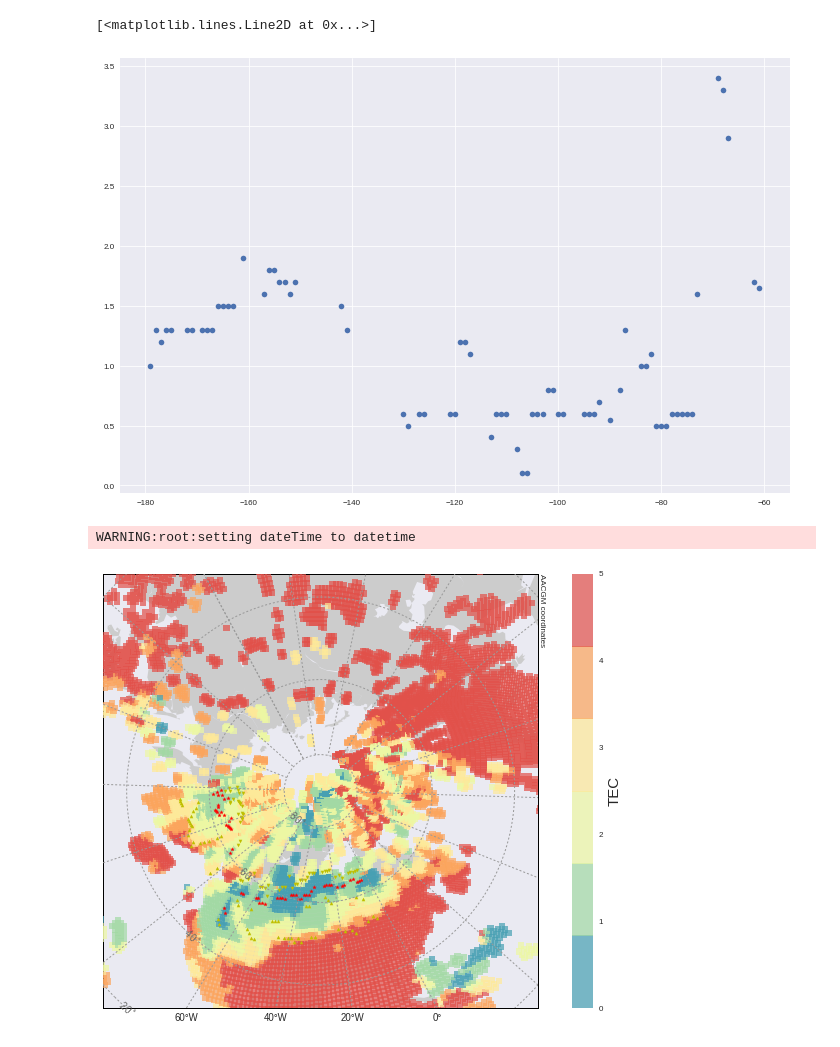
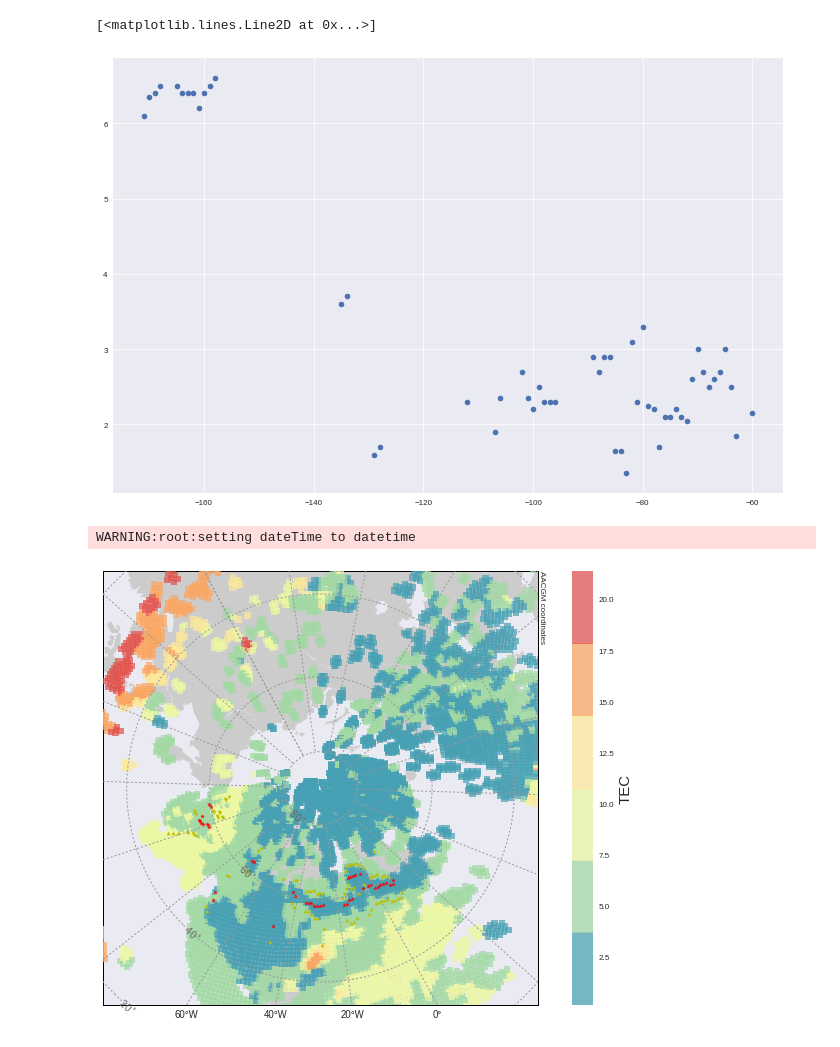
Before and after one commit to bharatreddy/tec-analysis, a Jupyter notebook: ipy/median_filter.ipynb, the cells around one changed output. Cells and saved outputs as stored; diff of their text form; code cells hidden in the pictures.

```diff
--- a/ipy/median_filter.ipynb
+++ b/ipy/median_filter.ipynb
@@ -15,7 +15,7 @@ import seaborn as sns
 %matplotlib inline
 # %%
 # Set standard parameters here
-selDT = datetime.datetime( 2011, 1, 13, 9, 0 )
+selDT = datetime.datetime( 2011, 2, 5, 3, 0 )
 mapDelTime = datetime.timedelta(seconds=5*60.)#numpy.timedelta64(seconds=50*60.)
 filterThrshldCutoff = 0.1#0.33
 startLat = 10.
@@ -697,7 +697,7 @@ ax = f.add_subplot(1,1,1)
 ax.plot( BndGlonArr, minTecValArr, "o" )
 # %% [output]
 [<matplotlib.lines.Line2D at 0x...>]
-[figure, old version]
+[figure, new version]
 # %%
 # Now we need to filter out the trough locs
 # which are present in odd locations. We do so
@@ -734,29 +734,29 @@ goodminTecValArr = minTecValArr[goodGlonLocs]
 # %%
 # set colorbar
 seaMap = ListedColormap(sns.color_palette("Spectral_r"))
 # flatui = ["#3182bd", "#9ecae1", "#7fcdbb", "#ffeda0", "#feb24c", "#f03b20"]
 # sns.set_palette(flatui)
 # seaMap = ListedColormap( sns.color_palette() )
 # Plot map
 f = plt.figure(figsize=(12, 8))
 ax = f.add_subplot(1,1,1)
 m1 = utils.plotUtils.mapObj(boundinglat=30., gridLabels=True, coords='mag', ax=ax, datetime=nrstTime)
 xVec, yVec = m1(list(newTECDF["mlon"]), list(newTECDF["mlat"]), coords="mag")
 xVecEquBnd, yVecEquBnd = m1(goodBndEquMlonArr, goodBndEquMlatArr, coords="mag")
 xVecPolBnd, yVecPolBnd = m1(goodBndPolMlonArr, goodBndPolMlatArr, coords="mag")
 xVecMinTrghBnd, yVecMinTrghBnd = m1(goodminTecMlonArr, goodminTecMlatArr, coords="mag")
 tecPlot = m1.scatter( xVec, yVec , c=newTECDF["tec"], s=40.,\
            cmap=seaMap, alpha=0.7, zorder=5., \
-                     edgecolor='none', marker="s", vmin=0., vmax=5. )
+                     edgecolor='none', marker="s" )
 eqPlot = m1.scatter( xVecEquBnd, yVecEquBnd , s=10.,\
                      c='y', marker="^", zorder=7. )
 poPlot = m1.scatter( xVecPolBnd, yVecPolBnd , s=10.,\
                      c='y', marker="v", zorder=7. )
 mtPlot = m1.scatter( xVecMinTrghBnd, yVecMinTrghBnd , s=15.,\
                      c='r', marker="*", zorder=7. )
 cbar = plt.colorbar(tecPlot, orientation='vertical')
 cbar.set_label('TEC', size=15)
 f.savefig("../figs/good-trough-loc-" + nrstTime.strftime("%Y%m%d-%H%M") + ".pdf",bbox_inches='tight')
 # %% [output]
 WARNING:root:setting dateTime to datetime
-[figure, old version]
+[figure, new version]
```
Also changed, not shown: parts of 5 cells of this notebook, 7 other files.
